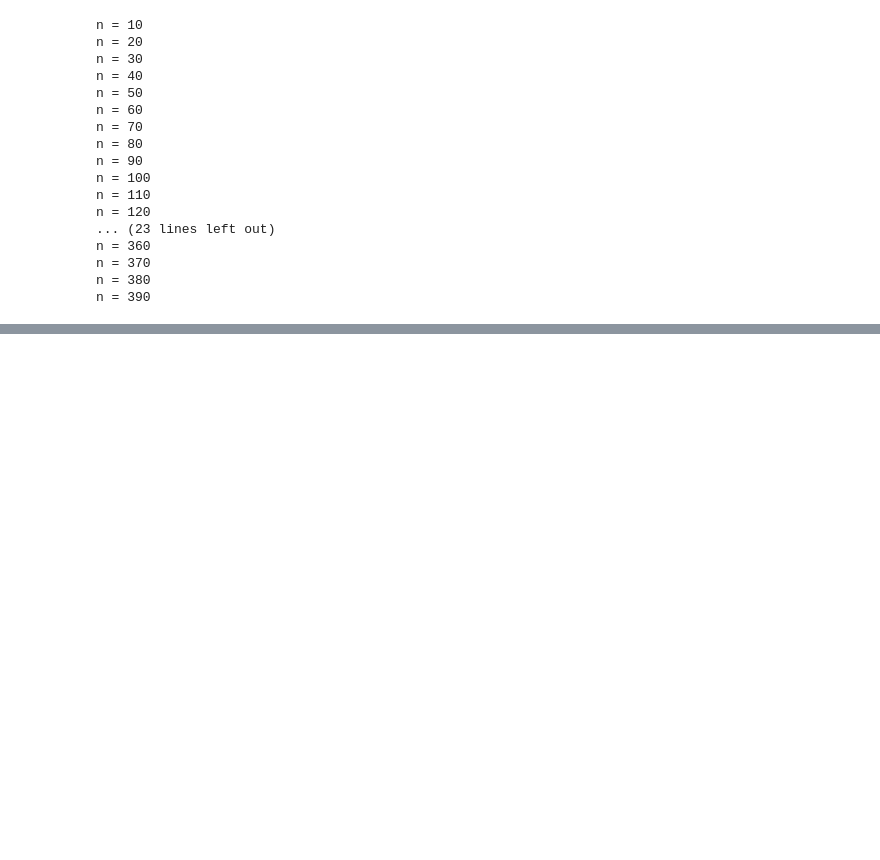
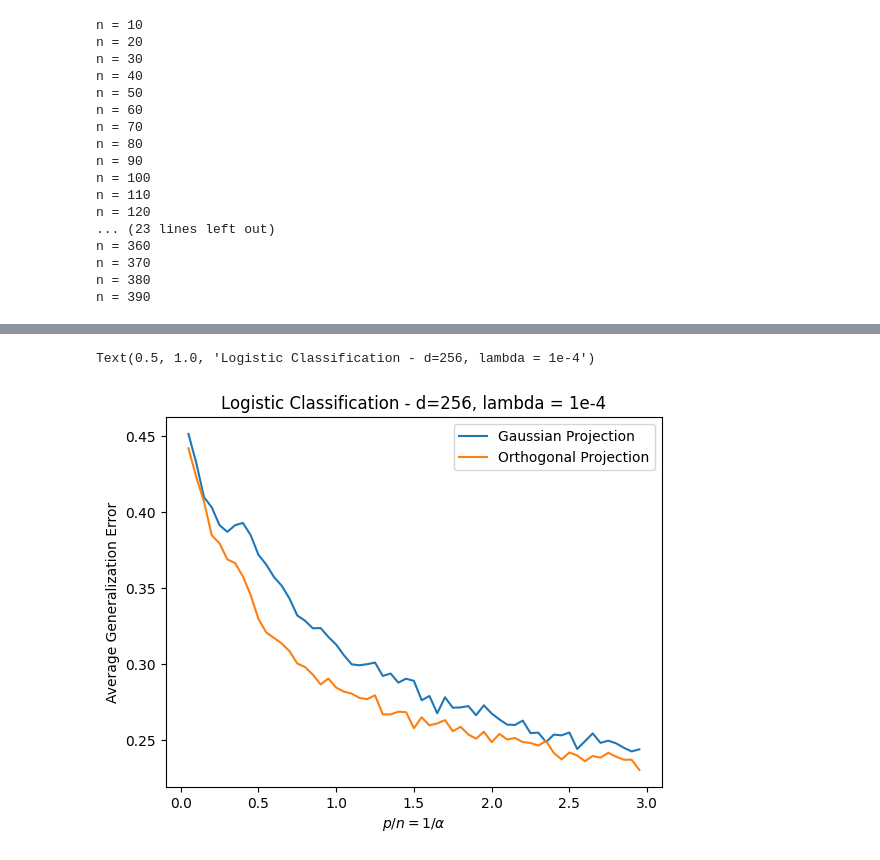
Before and after one commit to mccruz22/Generalization_error_learning, a Jupyter notebook: gen_errors.ipynb, the cells around one changed output, grey strips where cells are left out. Drawn from its saved outputs; the diff is of its cells as text; code cells hidden in the pictures; blank space fills up the shorter version.

```diff
--- a/gen_errors.ipynb
+++ b/gen_errors.ipynb
@@ -207,7 +215,8 @@ def ave_gen_error_v2(
     f_hat,
     n_seeds: int,
     k=1,
-    loss_fcn: str = "square"
+    loss_fcn: str = "square",
+    F = np.random.normal(0, 1, size=(d, p)) # Gaussian projections
 ) -> tuple[float, float, int, int]:
 
     alpha = n/p
@@ -218,7 +227,6 @@ def ave_gen_error_v2(
     for i in range(1, n_seeds+1):
         # draw F, theta_0
 
-        F = np.random.normal(0, 1, size=(d, p)) # Gaussian projections
         theta_0=np.random.normal(0, 1, size=(d,))
 
         X, y = gen_data(d=d, alpha=alpha, gamma=d/p,
@@ -406,0 +457,24 @@ plt.show()
+# %%
+alphas = []
+
+gen_errors_orthogonal = []
+gen_errors_gaussian = []
+
+for i in range(1,60):
+    alpha = 1/i*20
+    alphas.append(alpha)
+
+    d=256
+    gamma = alpha/2
+    print(i)
+    eps_g_gaussian, loss_gaussian, _, _ = ave_gen_error(d=d, alpha=alpha, gamma=gamma,
+                      lamb=1e-4, sigma=lambda x: np.sign(x),
+                      f_0=lambda x: np.sign(x), f_hat=lambda x: np.sign(x),
+                      n_seeds=40, loss_fcn="logistic", projection="gaussian")
+    gen_errors_gaussian.append(eps_g_gaussian)
+
+    eps_g_orthogonal, loss_orthogonal, _, _ = ave_gen_error(d=d, alpha=alpha, gamma=gamma,
+                      lamb=1e-4, sigma=lambda x: np.sign(x),
+                      f_0=lambda x: np.sign(x), f_hat=lambda x: np.sign(x),
+                      n_seeds=40, loss_fcn="logistic", projection="orthogonal")
+    gen_errors_orthogonal.append(eps_g_orthogonal)
@@ -406,0 +499,12 @@ plt.show()
+# %%
+plt.plot([1/alpha for alpha in alphas],gen_errors_gaussian)
+plt.plot([1/alpha for alpha in alphas],gen_errors_orthogonal)
+
+plt.xlabel(r'$p/n =  1/\alpha$')
+plt.ylabel('Average Generalization Error')
+plt.legend(['Gaussian Projection', 'Orthogonal Projection'])
+plt.title("Logistic Classification - d=256, lambda = 1e-4")
+#plt.ylim(0,20.0)
+# %% [output]
+Text(0.5, 1.0, 'Logistic Classification - d=256, lambda = 1e-4')
+[figure, added]
```
Also changed, not shown: parts of 12 cells of this notebook.
